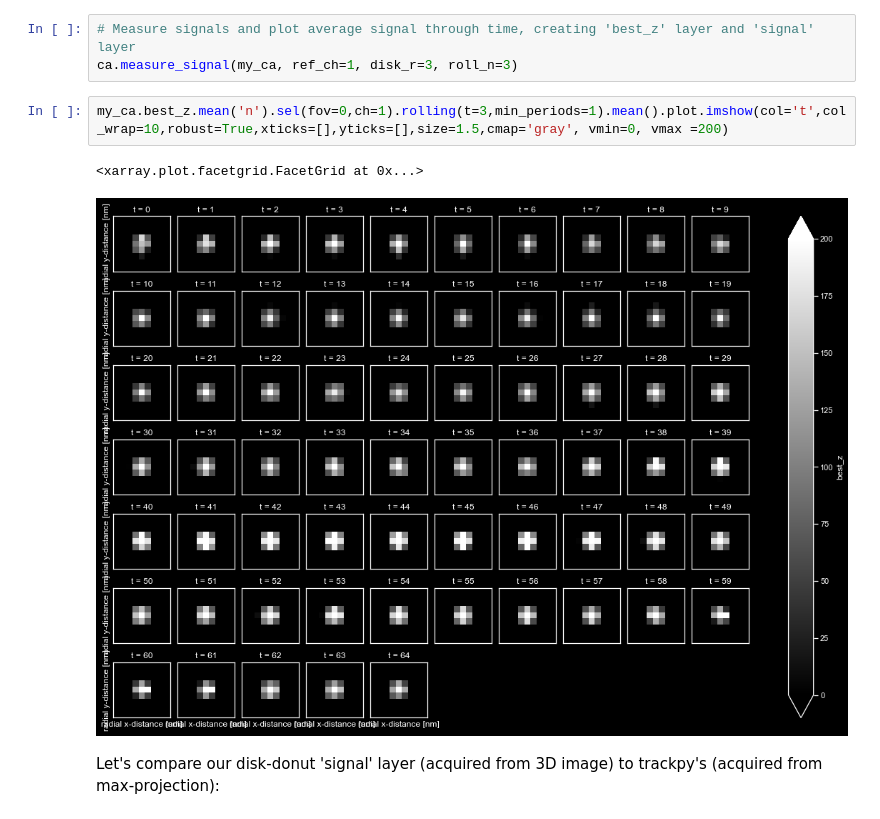
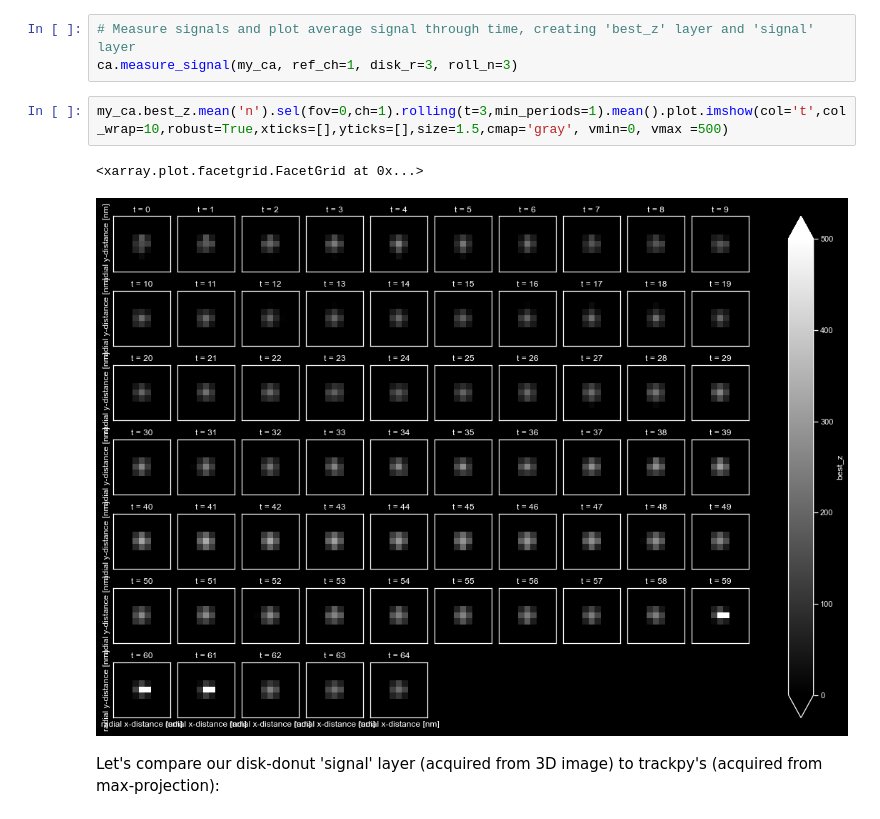
Before and after one commit to Colorado-State-University-Stasevich-Lab/croparray, a Jupyter notebook: notebooks/ToolDevelopment_Gabriel_Harringtonine.ipynb, the cells around one changed output. Cells and saved outputs as stored; diff of their text form.

```diff
--- a/notebooks/ToolDevelopment_Harringtonine_Morisaki_Luis.ipynb
+++ b/notebooks/ToolDevelopment_Gabriel_Harringtonine.ipynb
@@ -328,10 +328,10 @@ ____
 # Measure signals and plot average signal through time, creating 'best_z' layer and 'signal' layer
 ca.measure_signal(my_ca, ref_ch=1, disk_r=3, roll_n=3)
 # %%
-my_ca.best_z.mean('n').sel(fov=0,ch=1).rolling(t=3,min_periods=1).mean().plot.imshow(col='t',col_wrap=10,robust=True,xticks=[],yticks=[],size=1.5,cmap='gray', vmin=0, vmax =200)
+my_ca.best_z.mean('n').sel(fov=0,ch=1).rolling(t=3,min_periods=1).mean().plot.imshow(col='t',col_wrap=10,robust=True,xticks=[],yticks=[],size=1.5,cmap='gray', vmin=0, vmax =500)
 # %% [output]
 <xarray.plot.facetgrid.FacetGrid at 0x...>
-[figure, old version]
+[figure, new version]
 # %% [markdown]
 Let's compare our disk-donut 'signal' layer (acquired from 3D image) to trackpy's (acquired from max-projection):
 # %%
```
